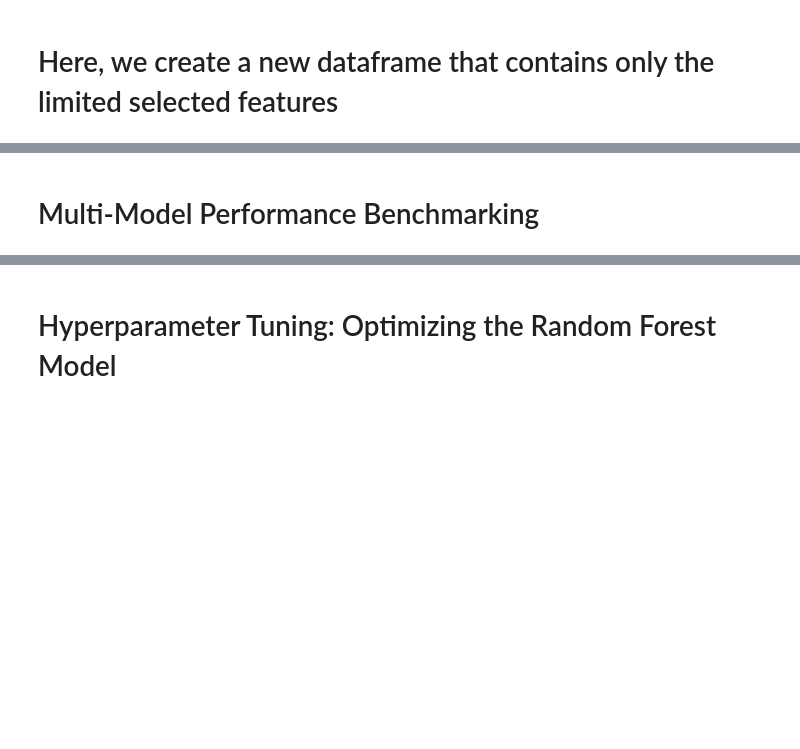
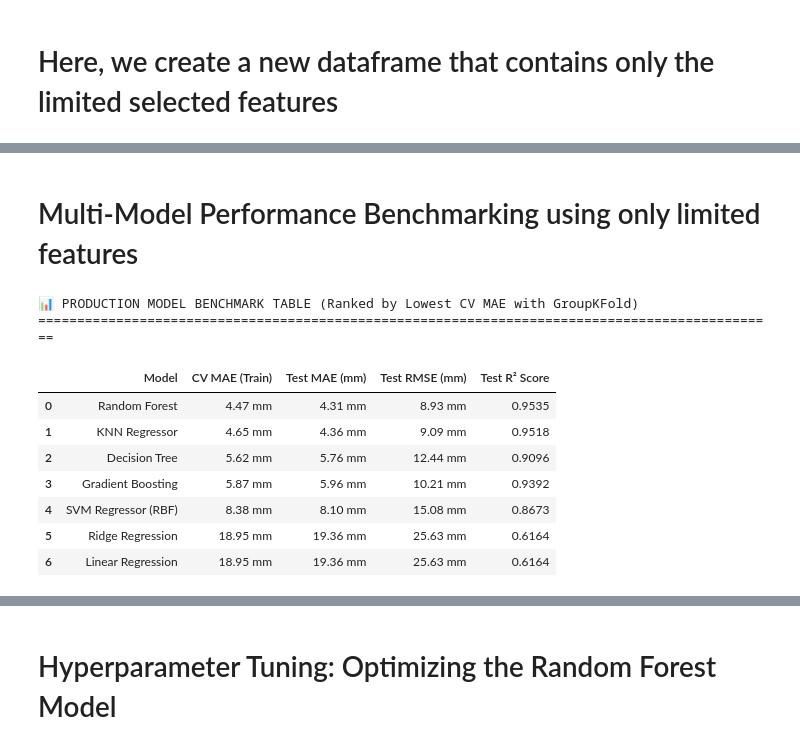
Before and after one commit to ShabeebMhd/Irrigation-water-requirement-prediction, a Jupyter notebook: Preprocessing/Corrected_Irrigation water requirement prediction.ipynb, the cells around one changed output, grey strips where cells are left out. Saved outputs shown, nothing was run; the diff lists cells and outputs as text; code cells hidden in the pictures; blank space fills up the shorter version.

```diff
--- a/Preprocessing/Corrected_Irrigation water requirement prediction.ipynb
+++ b/Preprocessing/Corrected_Irrigation water requirement prediction.ipynb
@@ -917,16 +990,22 @@ print()
 # %% [markdown]
-# Multi-Model Performance Benchmarking
+# Multi-Model Performance Benchmarking using only limited features
 # %%
-from sklearn.model_selection import cross_val_score, KFold
+from sklearn.model_selection import cross_val_score, GroupKFold # CHANGED: Imported GroupKFold
 from sklearn.linear_model import LinearRegression, Ridge
 from sklearn.neighbors import KNeighborsRegressor
 from sklearn.svm import SVR
 from sklearn.tree import DecisionTreeRegressor
 from sklearn.ensemble import RandomForestRegressor, GradientBoostingRegressor
 from sklearn.metrics import mean_absolute_error, mean_squared_error, r2_score
+import pandas as pd
+import numpy as np
 
-# 1. Continuous cross-validation setup (No stratification on floats!)
-cv5 = KFold(n_splits=5, shuffle=True, random_state=42)
+# 1. Group-based cross-validation setup
+# CHANGED: Swapped to GroupKFold to keep Field_Cycle_ID samples together in the same folds
+cv5 = GroupKFold(n_splits=5)
+
+# Extract aligned group IDs matching the exact index of your SELECTED 5-feature training matrix
+train_groups = df.loc[X_train_selected.index, 'Field_Cycle_ID']
 
 # 2. Rebuilt Model Suite for Continuous Net Irrigation Predictions
 REGRESSION_MODELS = {
@@ -939,43 +1018,61 @@ REGRESSION_MODELS = {
     "Gradient Boosting":   GradientBoostingRegressor(random_state=42, n_estimators=100),
 }
 
 results = []
 for name, model in REGRESSION_MODELS.items():
 
-    # 3. Step A: Cross-Validation using Negative MAE on your SELECTED 5-feature training matrix
-    # FIXED: Replaced X_train_pre with X_train_selected
-    cv_scores = cross_val_score(model, X_train_selected, y_train, cv=cv5, scoring='neg_mean_absolute_error', n_jobs=-1)
+    # 3. Step A: Cross-Validation using Negative MAE with Group Constraints
+    # CHANGED: Added groups=train_groups and kept your X_train_selected matrix
+    cv_scores = cross_val_score(
+        model,
+        X_train_selected,
+        y_train,
+        cv=cv5,
+        groups=train_groups,
+        scoring='neg_mean_absolute_error',
+        n_jobs=-1
+    )
     mean_cv_mae = -cv_scores.mean()
 
     # 4. Step B: Train ONCE on full 5-feature training data to predict on the 5-feature test set
-    # FIXED: Replaced X_train_pre/X_test_pre with X_train_selected/X_test_selected
     model.fit(X_train_selected, y_train)
     y_pred = model.predict(X_test_selected)
 
     # 5. Calculate exact performance metrics
     mae  = mean_absolute_error(y_test, y_pred)
     rmse = np.sqrt(mean_squared_error(y_test, y_pred))
     r2   = r2_score(y_test, y_pred)
 
     # 6. Collect all metrics for this model row
     results.append({
         "Model": name,
         "CV MAE (Train)": mean_cv_mae,
         "Test MAE (mm)":  mae,
         "Test RMSE (mm)": rmse,
         "Test R² Score":  r2
     })
 
 # 7. Turn into a DataFrame and rank by the lowest Cross-Validation error
-df_results = pd.DataFrame(results)
-df_results = df_results.sort_values(by="CV MAE (Train)", ascending=True).reset_index(drop=True)
+benchmark_table_limited = pd.DataFrame(results)
+benchmark_table_limited = benchmark_table_limited.sort_values(by="CV MAE (Train)", ascending=True).reset_index(drop=True)
 
 # 8. Format the final output table for clean presentation
-df_results["CV MAE (Train)"] = df_results["CV MAE (Train)"].map(lambda x: f"{x:.2f} mm")
-df_results["Test MAE (mm)"]  = df_results["Test MAE (mm)"].map(lambda x: f"{x:.2f} mm")
-df_results["Test RMSE (mm)"] = df_results["Test RMSE (mm)"].map(lambda x: f"{x:.2f} mm")
-df_results["Test R² Score"]  = df_results["Test R² Score"].map(lambda x: f"{x:.4f}")
+benchmark_table_limited["CV MAE (Train)"] = benchmark_table_limited["CV MAE (Train)"].map(lambda x: f"{x:.2f} mm")
+benchmark_table_limited["Test MAE (mm)"]  = benchmark_table_limited["Test MAE (mm)"].map(lambda x: f"{x:.2f} mm")
+benchmark_table_limited["Test RMSE (mm)"] = benchmark_table_limited["Test RMSE (mm)"].map(lambda x: f"{x:.2f} mm")
+benchmark_table_limited["Test R² Score"]  = benchmark_table_limited["Test R² Score"].map(lambda x: f"{x:.4f}")
 
-print("\n📊 PRODUCTION MODEL BENCHMARK TABLE (Ranked by Lowest CV MAE)")
-print("="*85)
-display(df_results)
+print("\n📊 PRODUCTION MODEL BENCHMARK TABLE (Ranked by Lowest CV MAE with GroupKFold)")
+print("="*95)
+display(benchmark_table_limited)
+# %% [output]
+📊 PRODUCTION MODEL BENCHMARK TABLE (Ranked by Lowest CV MAE with GroupKFold)
+===============================================================================================
+|  | Model | CV MAE (Train) | Test MAE (mm) | Test RMSE (mm) | Test R² Score |
+| 0 | Random Forest | 4.47 mm | 4.31 mm | 8.93 mm | 0.9535 |
+| 1 | KNN Regressor | 4.65 mm | 4.36 mm | 9.09 mm | 0.9518 |
+| 2 | Decision Tree | 5.62 mm | 5.76 mm | 12.44 mm | 0.9096 |
+| 3 | Gradient Boosting | 5.87 mm | 5.96 mm | 10.21 mm | 0.9392 |
+| 4 | SVM Regressor (RBF) | 8.38 mm | 8.10 mm | 15.08 mm | 0.8673 |
+| 5 | Ridge Regression | 18.95 mm | 19.36 mm | 25.63 mm | 0.6164 |
+| 6 | Linear Regression | 18.95 mm | 19.36 mm | 25.63 mm | 0.6164 |
```
Also changed, not shown: parts of 19 cells of this notebook.
